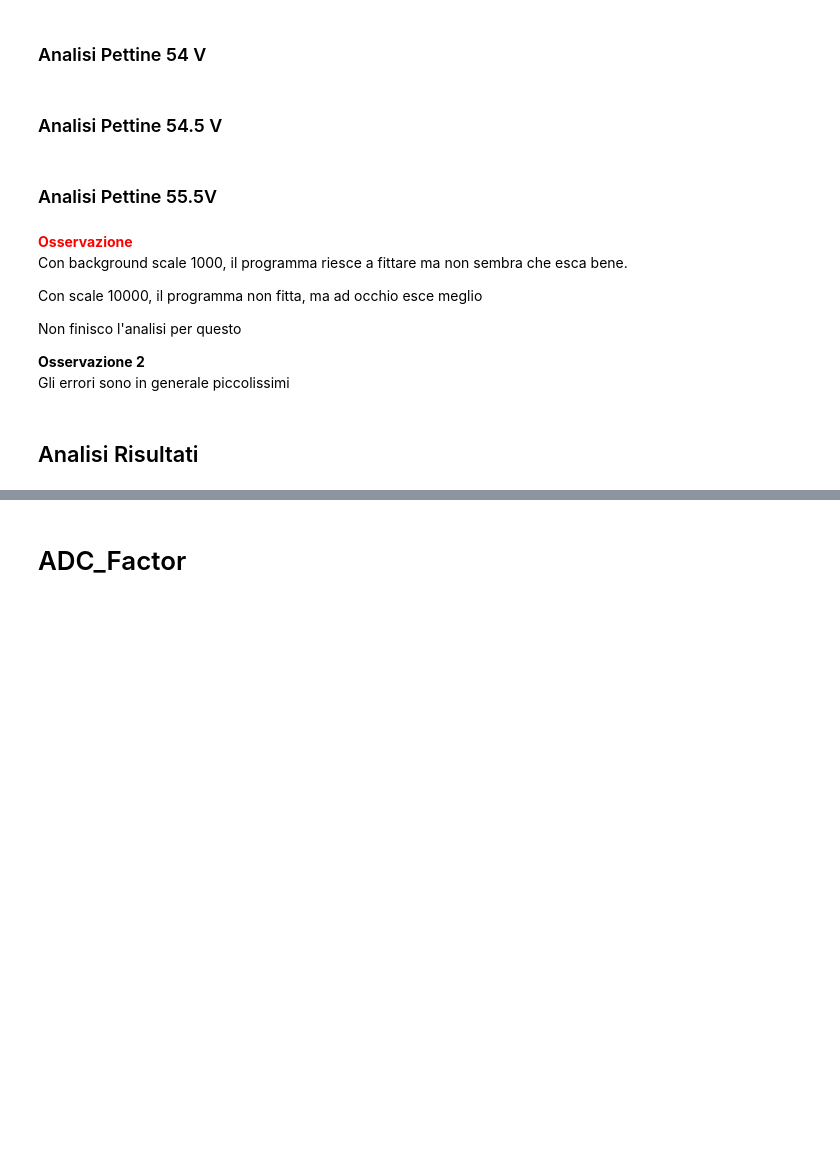
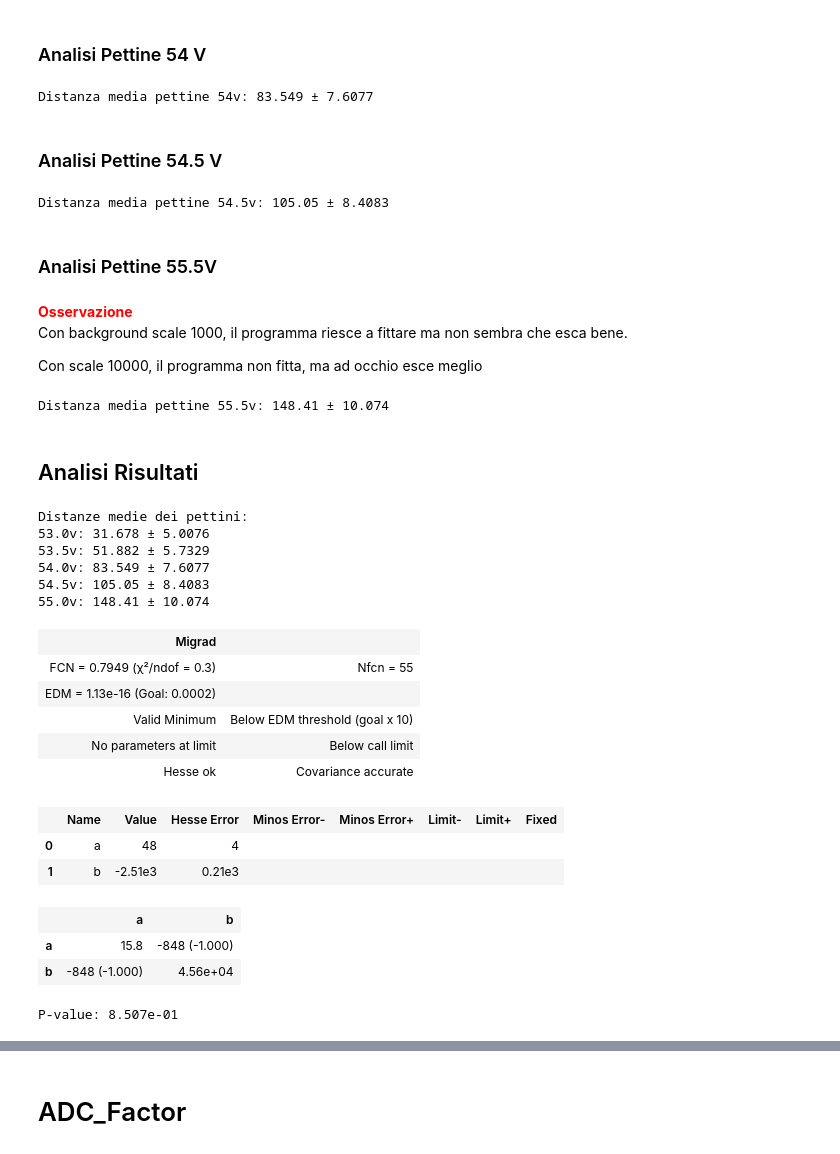
Before and after one commit to Pavar0tty/Laboratorio_SiPM, a Jupyter notebook: Analisi/Parte 1/Analisi Pettine/analisi_pettine.ipynb, the cells around one changed output, grey strips where cells are left out. Cells and saved outputs as stored; diff of their text form; code cells hidden in the pictures; blank space fills up the shorter version.

```diff
--- a/Analisi/Parte 1/Analisi Pettine/analisi_pettine.ipynb
+++ b/Analisi/Parte 1/Analisi Pettine/analisi_pettine.ipynb
@@ -326,9 +322,12 @@ dist54, dist_err54 = calculate_distances(peaks54, unc54)
 dist54_mean = np.mean(dist54)
 
 # dist54_std = np.sqrt(np.sum([i**2 for i in dist_err54])) / len(dist_err54)
-dist54_std = np.sqrt(np.sum([i**2 for i in dist_err54]) / len(dist_err54))
+# dist54_std = np.sqrt(np.sum([i**2 for i in dist_err54]) / len(dist_err54))
+dist54_mean, dist54_std = media_pesata(dist54, dist_err54)
 
 print(f"Distanza media pettine 54v: {dist54_mean:.5g} ± {dist54_std:.5g}")
+# %% [output]
+Distanza media pettine 54v: 83.549 ± 7.6077
 # %% [markdown]
 ### Analisi Pettine 54.5 V
 # %%
@@ -362,9 +361,12 @@ dist54_5, dist_err54_5 = calculate_distances(peaks54_5, unc54_5)
 dist54_5_mean = np.mean(dist54_5)
 
 # dist54_5_std = np.sqrt(np.sum([i**2 for i in dist_err54_5])) / len(dist_err54_5)
-dist54_5_std = np.sqrt(np.sum([i**2 for i in dist_err54_5]) / len(dist_err54_5))
+# dist54_5_std = np.sqrt(np.sum([i**2 for i in dist_err54_5]) / len(dist_err54_5))
+dist54_5_mean, dist54_5_std = media_pesata(dist54_5, dist_err54_5)
 
 print(f"Distanza media pettine 54.5v: {dist54_5_mean:.5g} ± {dist54_5_std:.5g}")
+# %% [output]
+Distanza media pettine 54.5v: 105.05 ± 8.4083
 # %% [markdown]
 ### Analisi Pettine 55.5V
 # %%
@@ -393,11 +395,6 @@ if 0:
 Con background scale 1000, il programma riesce a fittare ma non sembra che esca bene.
 
 Con scale 10000, il programma non fitta, ma ad occhio esce meglio
-
-Non finisco l'analisi per questo
-
-**Osservazione 2** \
-Gli errori sono in generale piccolissimi
 # %%
 peaks55_5 = val55_5[:9]
 unc55_5 = val55_5[9:18]
@@ -408,20 +405,45 @@ dist55_5, dist_err55_5 = calculate_distances(peaks55_5, unc55_5)
 dist55_5_mean = np.mean(dist55_5)
 
 # dist55_5_std = np.sqrt(np.sum([i**2 for i in dist_err55_5])) / len(dist_err55_5)
-dist55_5_std = np.sqrt(np.sum([i**2 for i in dist_err55_5]) / len(dist_err55_5))
+# dist55_5_std = np.sqrt(np.sum([i**2 for i in dist_err55_5]) / len(dist_err55_5))
+dist55_5_mean, dist55_5_std = media_pesata(dist55_5, dist_err55_5)
 
 print(f"Distanza media pettine 55.5v: {dist55_5_mean:.5g} ± {dist55_5_std:.5g}")
+# %% [output]
+Distanza media pettine 55.5v: 148.41 ± 10.074
 # %% [markdown]
 ## Analisi Risultati
 # %%
-peaks = [dist53_mean, dist53_5_mean, dist54_mean, dist54_5_mean]
-peaks_err = [dist53_std, dist53_5_std, dist54_std, dist54_5_std]
+peaks = [dist53_mean, dist53_5_mean, dist54_mean, dist54_5_mean, dist55_5_mean]
+peaks_err = [dist53_std, dist53_5_std, dist54_std, dist54_5_std, dist55_5_std]
 
 print("Distanze medie dei pettini:")
 for i in range(len(peaks)):
     print(f"{53 + i*0.5}v: {peaks[i]:.5g} ± {peaks_err[i]:.5g}")
+# %% [output]
+Distanze medie dei pettini:
+53.0v: 31.678 ± 5.0076
+53.5v: 51.882 ± 5.7329
+54.0v: 83.549 ± 7.6077
+54.5v: 105.05 ± 8.4083
+55.0v: 148.41 ± 10.074
 # %%
 linear = lambda x, a, b: a*x + b
+data_x = [53, 53.5, 54, 54.5, 55.5]
 
-par_lin, val_lin, err_lin, pval_lin, *other = LS_fit([53, 53.5, 54, 54.5], peaks, peaks_err, linear, a=1, b=0, disp=1)
+par_lin, val_lin, err_lin, pval_lin, *other = LS_fit(data_x, peaks, peaks_err, linear, a=1, b=0, disp=1)
 print(f"P-value: {pval_lin:.3e}")
+# %% [output]
+| Migrad |  |
+| FCN = 0.7949 (χ²/ndof = 0.3) | Nfcn = 55 |
+| EDM = 1.13e-16 (Goal: 0.0002) |  |
+| Valid Minimum | Below EDM threshold (goal x 10) |
+| No parameters at limit | Below call limit |
+| Hesse ok | Covariance accurate |
+|  | Name | Value | Hesse Error | Minos Error- | Minos Error+ | Limit- | Limit+ | Fixed |
+| 0 | a | 48 | 4 |  |  |  |  |  |
+| 1 | b | -2.51e3 | 0.21e3 |  |  |  |  |  |
+|  | a | b |
+| a | 15.8 | -848 (-1.000) |
+| b | -848 (-1.000) | 4.56e+04 |
+P-value: 8.507e-01
```
Also changed, not shown: parts of 19 cells of this notebook, 1 other file.
